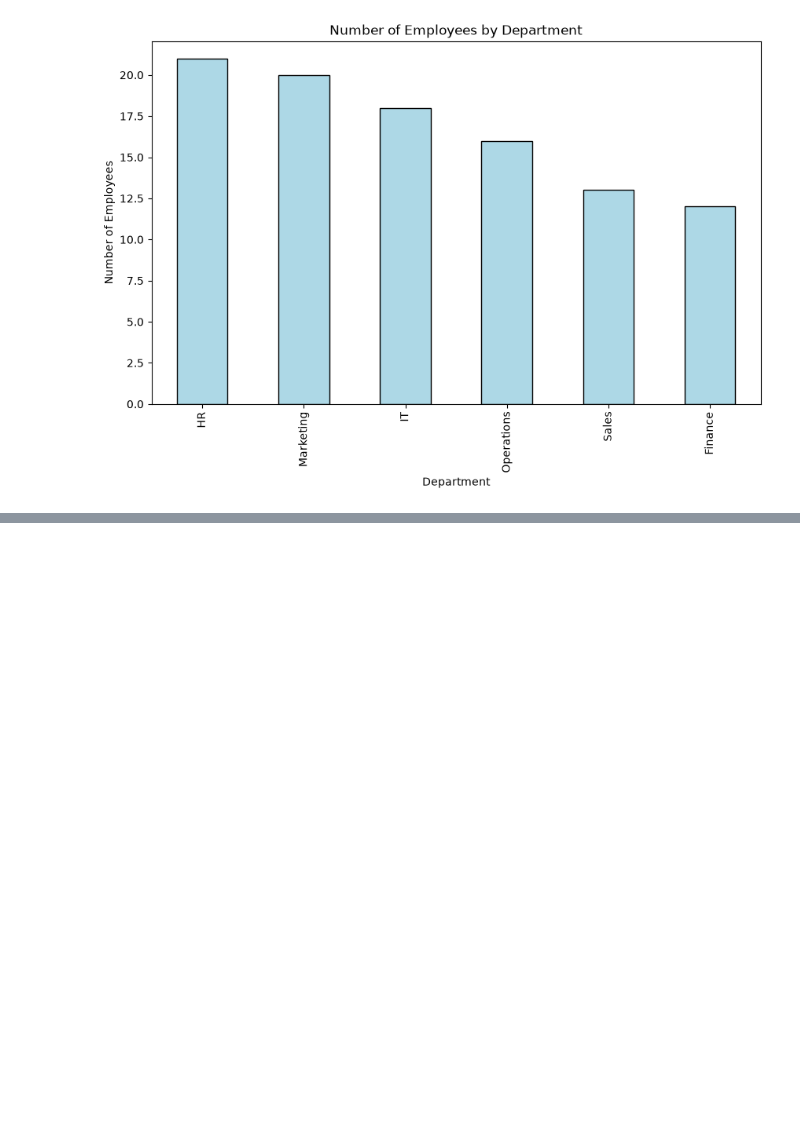
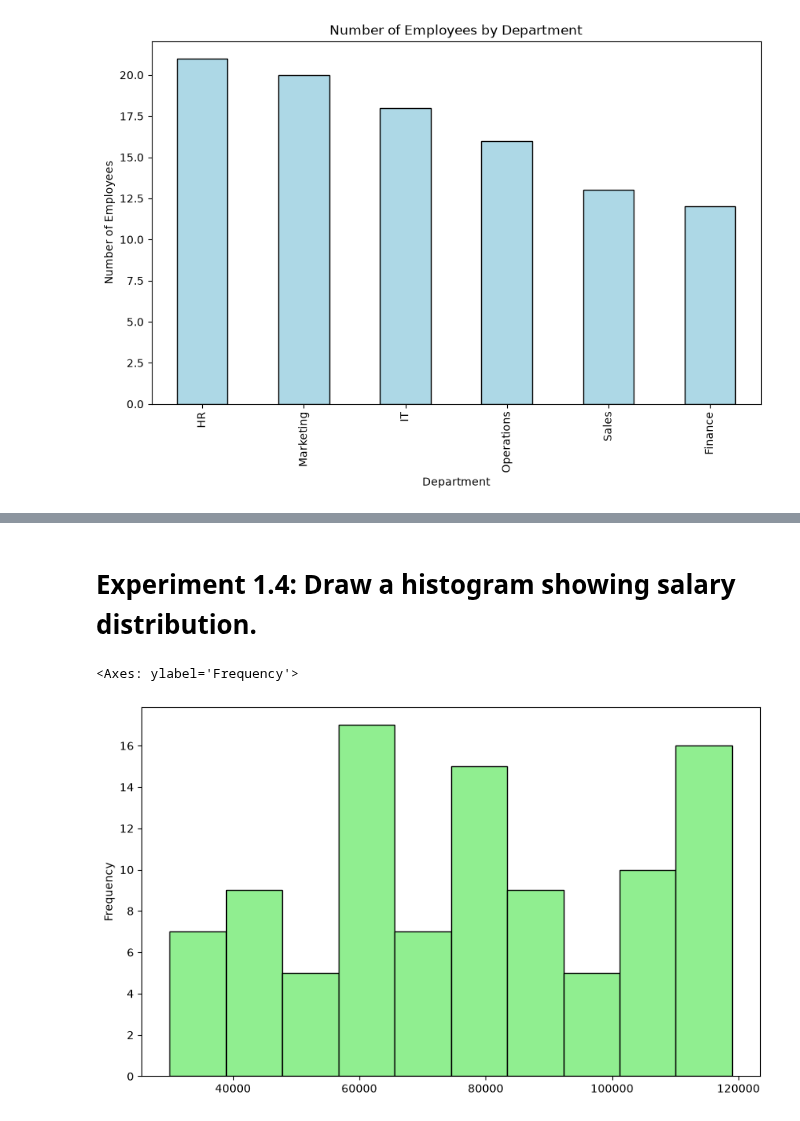
Before and after one commit to Kartiken07/CNLP-LAB, a Jupyter notebook: EXP-1/1-exp-lab.ipynb, the cells around one changed output, grey strips where cells are left out. Drawn from its saved outputs; the diff is of its cells as text; code cells hidden in the pictures; blank space fills up the shorter version.

```diff
--- a/EXP-1/1-exp-lab.ipynb
+++ b/EXP-1/1-exp-lab.ipynb
@@ -70,0 +86,7 @@ plt.show()
+# %% [markdown]
+# Experiment 1.4: Draw a histogram showing salary distribution.
+# %%
+df["Salary"].plot(kind='hist', bins=10, color='lightgreen', edgecolor='black', figsize=(10, 6))
+# %% [output]
+<Axes: ylabel='Frequency'>
+[figure, added]
```
Also changed, not shown: parts of 23 cells of this notebook.
